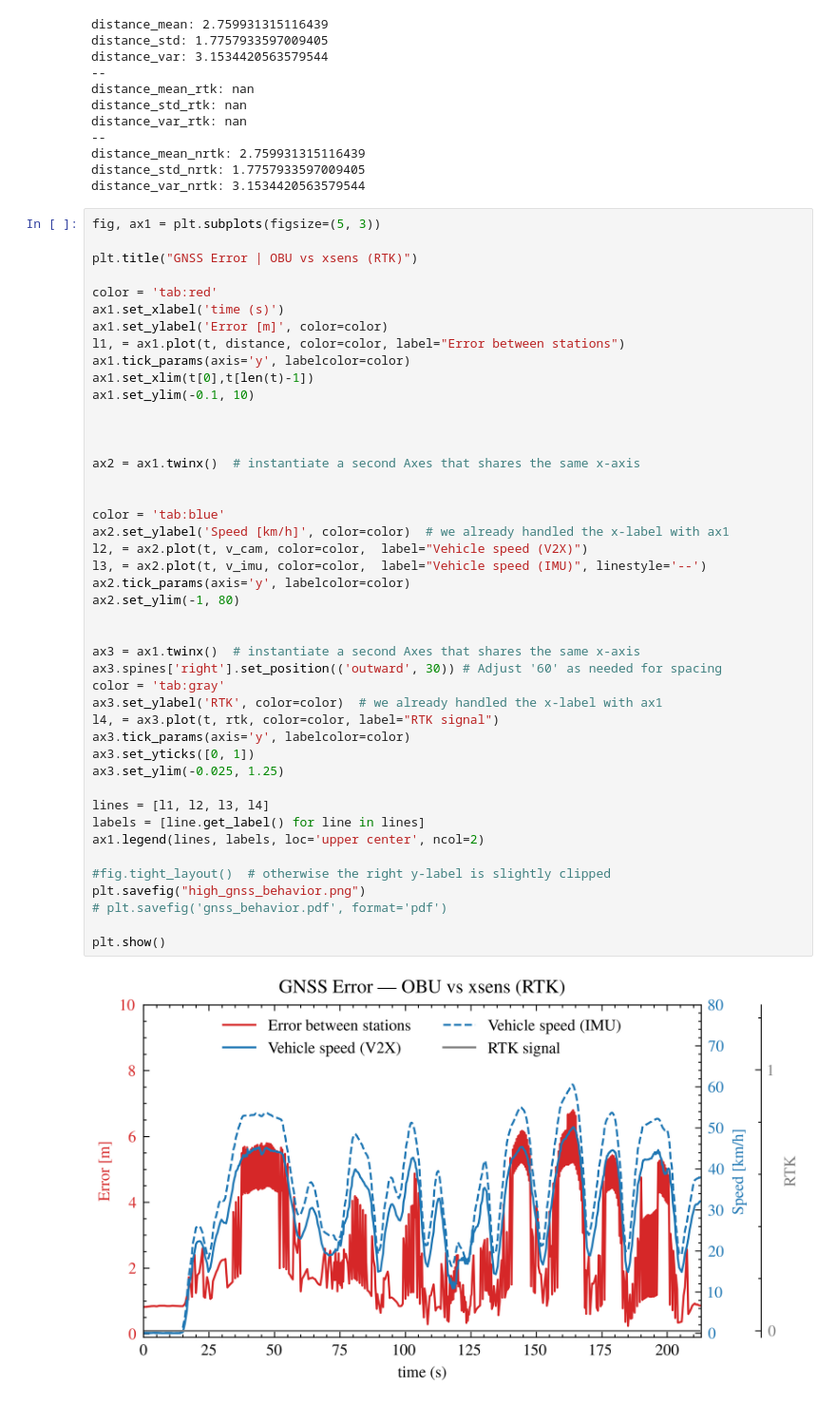
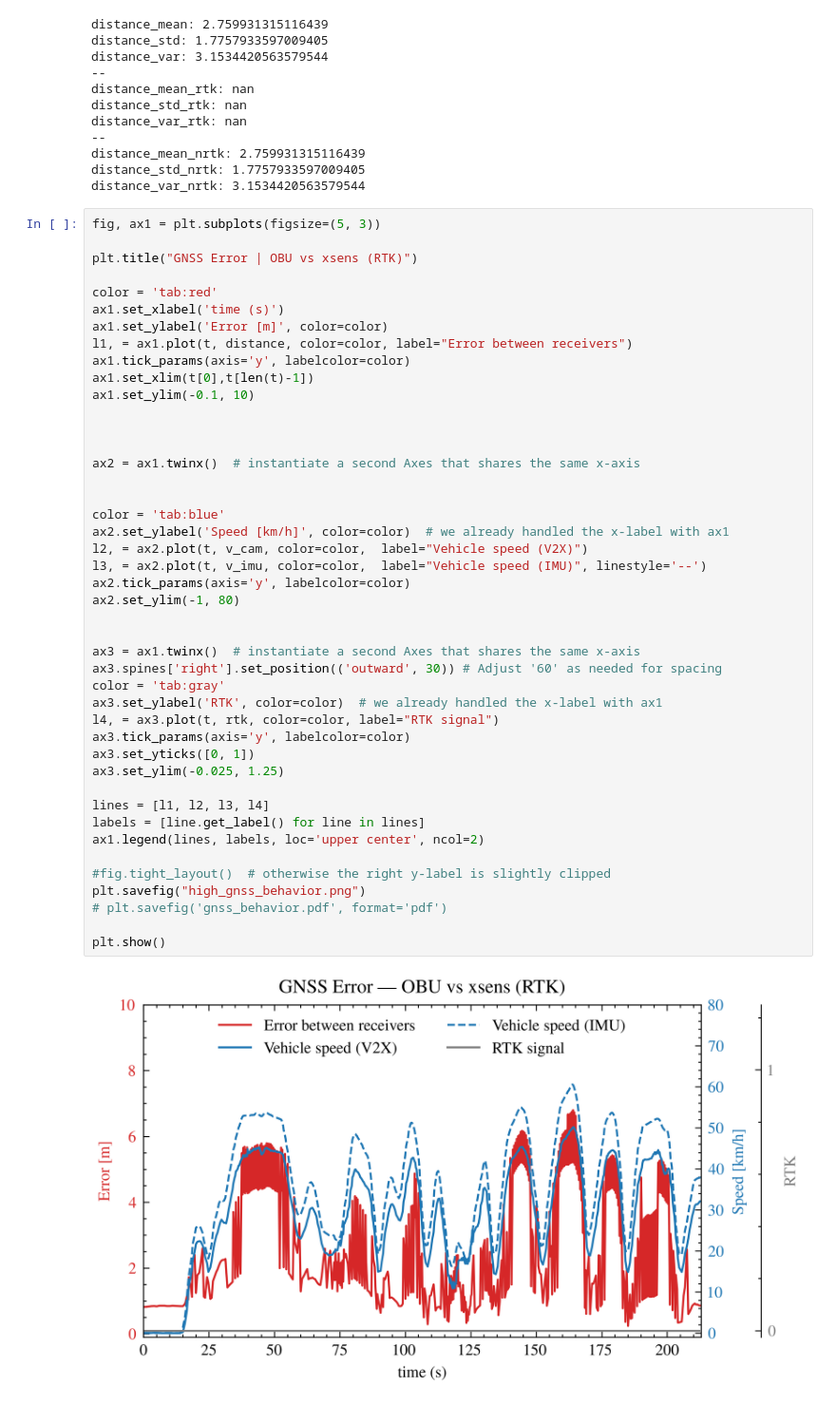
Before and after one commit to LMA-FEM-UNICAMP/vilma_v2x, a Jupyter notebook: vilma_v2x/evaluation/obu_gnss_error.ipynb, the cells around one changed output. Shown at 95% size. Drawn from its saved outputs; the diff is of its cells as text.

```diff
--- a/vilma_v2x/evaluation/obu_gnss_error.ipynb
+++ b/vilma_v2x/evaluation/obu_gnss_error.ipynb
@@ -247,7 +285,7 @@ plt.title("GNSS Error | OBU vs xsens (RTK)")
 color = 'tab:red'
 ax1.set_xlabel('time (s)')
 ax1.set_ylabel('Error [m]', color=color)
-l1, = ax1.plot(t, distance, color=color, label="Error between stations")
+l1, = ax1.plot(t, distance, color=color, label="Error between receivers")
 ax1.tick_params(axis='y', labelcolor=color)
 ax1.set_xlim(t[0],t[len(t)-1])
 ax1.set_ylim(-0.1, 10)
@@ -257,31 +295,31 @@ ax1.set_ylim(-0.1, 10)
 ax2 = ax1.twinx()  # instantiate a second Axes that shares the same x-axis
 
 
 color = 'tab:blue'
 ax2.set_ylabel('Speed [km/h]', color=color)  # we already handled the x-label with ax1
 l2, = ax2.plot(t, v_cam, color=color,  label="Vehicle speed (V2X)")
 l3, = ax2.plot(t, v_imu, color=color,  label="Vehicle speed (IMU)", linestyle='--')
 ax2.tick_params(axis='y', labelcolor=color)
 ax2.set_ylim(-1, 80)
 
 
 ax3 = ax1.twinx()  # instantiate a second Axes that shares the same x-axis
 ax3.spines['right'].set_position(('outward', 30)) # Adjust '60' as needed for spacing
 color = 'tab:gray'
 ax3.set_ylabel('RTK', color=color)  # we already handled the x-label with ax1
 l4, = ax3.plot(t, rtk, color=color, label="RTK signal")
 ax3.tick_params(axis='y', labelcolor=color)
 ax3.set_yticks([0, 1])
 ax3.set_ylim(-0.025, 1.25)
 
 lines = [l1, l2, l3, l4]
 labels = [line.get_label() for line in lines]
 ax1.legend(lines, labels, loc='upper center', ncol=2)
 
 #fig.tight_layout()  # otherwise the right y-label is slightly clipped
 plt.savefig("high_gnss_behavior.png")
 # plt.savefig('gnss_behavior.pdf', format='pdf')
 
 plt.show()
 # %% [output]
-[figure, old version]
+[figure, new version]
```
Also changed, not shown: parts of 6 cells of this notebook, 8 other files.
